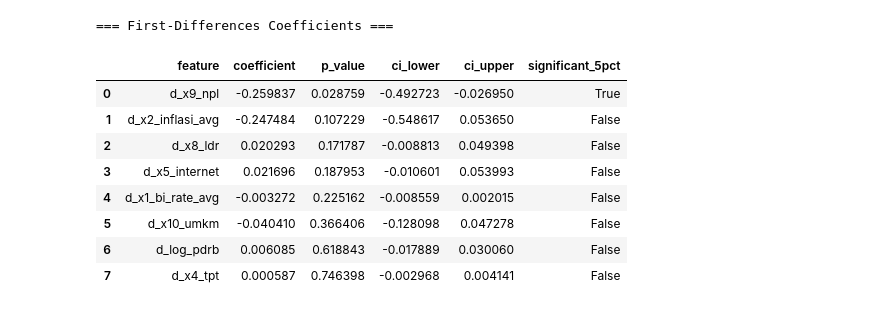
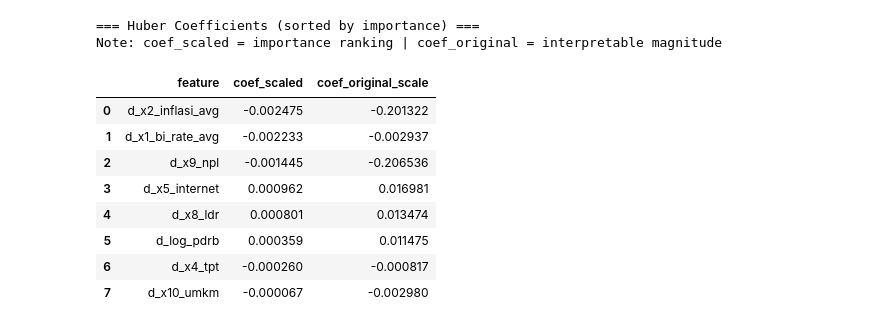
Before and after one commit to bimyusufk/Microsoft-Datathon-TWP90-Early-Warning-System, a Jupyter notebook: pipeline_A/A2_panel_fixed_effects.ipynb, the cells around one changed output. Drawn from its saved outputs; the diff is of its cells as text; code cells hidden in the pictures.

```diff
--- a/pipeline_A/A2_panel_fixed_effects.ipynb
+++ b/pipeline_A/A2_panel_fixed_effects.ipynb
@@ -95,11 +89,9 @@ Ratio obs:params = 6.9:1
 # %%
-# === FIT: OLS on First-Differences (clustered SE by province) ===
-model_fd = sm.OLS(y_train, X_train).fit(
-    cov_type='cluster',
-    cov_kwds={'groups': df_fd.loc[train_mask, 'provinsi_id'].values}
-)
-print(model_fd.summary())
+# === Fit Huber Regressor ===
+model = HuberRegressor(epsilon=1.35, max_iter=500)
+model.fit(X_train, y_train)
 
-with open(out / 'A2_ols_summary.txt', 'w', encoding='utf-8') as f:
-    f.write(str(model_fd.summary()))
+print(f'Huber epsilon: {model.epsilon}')
+print(f'Intercept: {model.intercept_:.6f}')
+print(f'Training outlier fraction: {model.outliers_.mean()*100:.1f}% of training obs classified as outliers')
 # %% [output]
@@ -203,31 +155,30 @@ Negative predictions: 0/31
 # %%
-# === Coefficients ===
-params = model_fd.params
-pvals  = model_fd.pvalues
-ci     = model_fd.conf_int()
-feats  = [f for f in params.index if f != 'const']
+# === Coefficients (inverse-transform back to original scale for interpretability) ===
+coef_scaled = model.coef_
+# Unscale: beta_orig = beta_scaled / std(X)
+coef_orig = coef_scaled / scaler.scale_
 
 coeff_df = pd.DataFrame({
-    'feature': feats,
-    'coefficient': params[feats].values,
-    'p_value': pvals[feats].values,
-    'ci_lower': ci.loc[feats, 0].values,
-    'ci_upper': ci.loc[feats, 1].values,
-    'significant_5pct': (pvals[feats] < 0.05).values,
-}).sort_values('p_value').reset_index(drop=True)
+    'feature': dx_cols,
+    'coef_scaled': coef_scaled.round(6),
+    'coef_original_scale': coef_orig.round(6),
+    'abs_importance': np.abs(coef_scaled),
+}).sort_values('abs_importance', ascending=False).reset_index(drop=True)
 
-print('=== First-Differences Coefficients ===')
-display(coeff_df)
-coeff_df.to_csv(out / 'A2_coefficients.csv', index=False)
+print('=== Huber Coefficients (sorted by importance) ===')
+print('Note: coef_scaled = importance ranking | coef_original = interpretable magnitude')
+display(coeff_df.drop('abs_importance', axis=1))
+coeff_df.drop('abs_importance', axis=1).to_csv(out / 'A2_coefficients.csv', index=False)
 # %% [output]
-=== First-Differences Coefficients ===
+=== Huber Coefficients (sorted by importance) ===
+Note: coef_scaled = importance ranking | coef_original = interpretable magnitude
-|  | feature | coefficient | p_value | ci_lower | ci_upper | significant_5pct |
-| 0 | d_x9_npl | -0.259837 | 0.028759 | -0.492723 | -0.026950 | True |
-| 1 | d_x2_inflasi_avg | -0.247484 | 0.107229 | -0.548617 | 0.053650 | False |
-| 2 | d_x8_ldr | 0.020293 | 0.171787 | -0.008813 | 0.049398 | False |
-| 3 | d_x5_internet | 0.021696 | 0.187953 | -0.010601 | 0.053993 | False |
-| 4 | d_x1_bi_rate_avg | -0.003272 | 0.225162 | -0.008559 | 0.002015 | False |
-| 5 | d_x10_umkm | -0.040410 | 0.366406 | -0.128098 | 0.047278 | False |
-| 6 | d_log_pdrb | 0.006085 | 0.618843 | -0.017889 | 0.030060 | False |
-| 7 | d_x4_tpt | 0.000587 | 0.746398 | -0.002968 | 0.004141 | False |
+|  | feature | coef_scaled | coef_original_scale |
+| 0 | d_x2_inflasi_avg | -0.002475 | -0.201322 |
+| 1 | d_x1_bi_rate_avg | -0.002233 | -0.002937 |
+| 2 | d_x9_npl | -0.001445 | -0.206536 |
+| 3 | d_x5_internet | 0.000962 | 0.016981 |
+| 4 | d_x8_ldr | 0.000801 | 0.013474 |
+| 5 | d_log_pdrb | 0.000359 | 0.011475 |
+| 6 | d_x4_tpt | -0.000260 | -0.000817 |
+| 7 | d_x10_umkm | -0.000067 | -0.002980 |
 # %%
```
Also changed, not shown: parts of 13 cells of this notebook, 24 other files.
